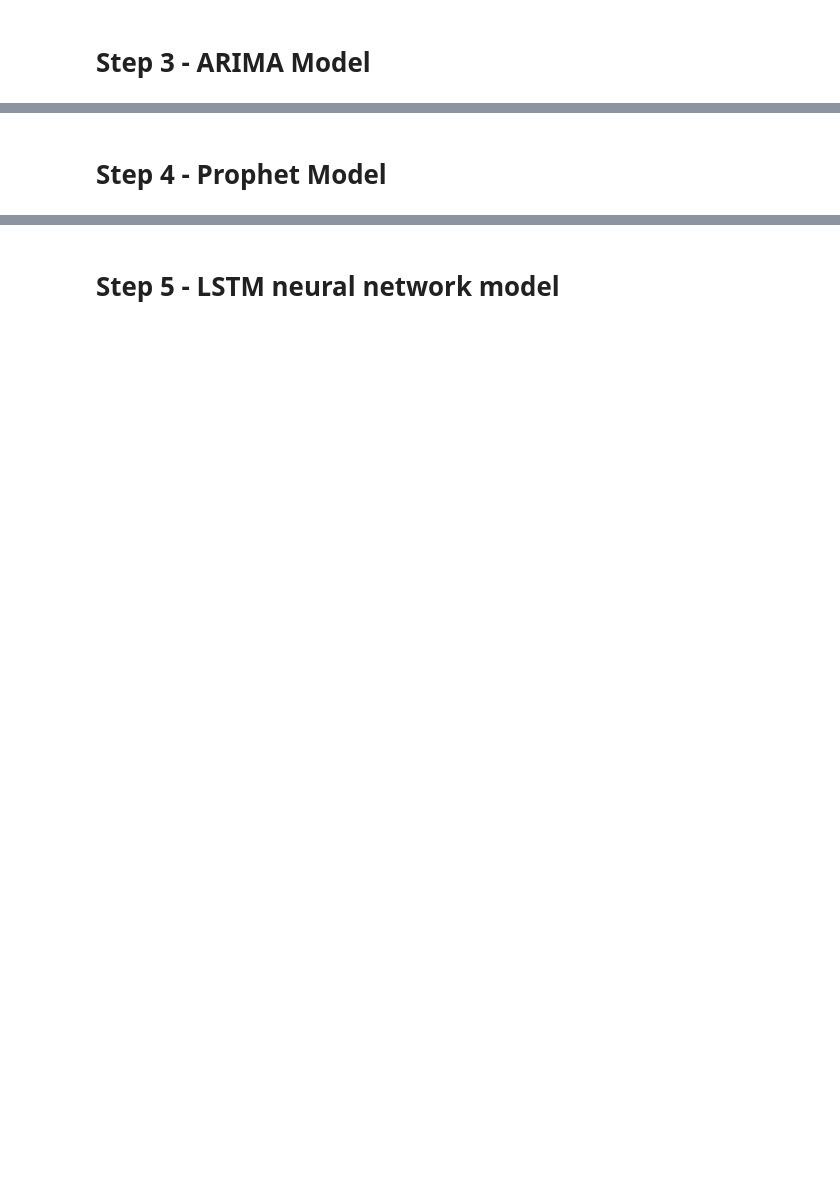
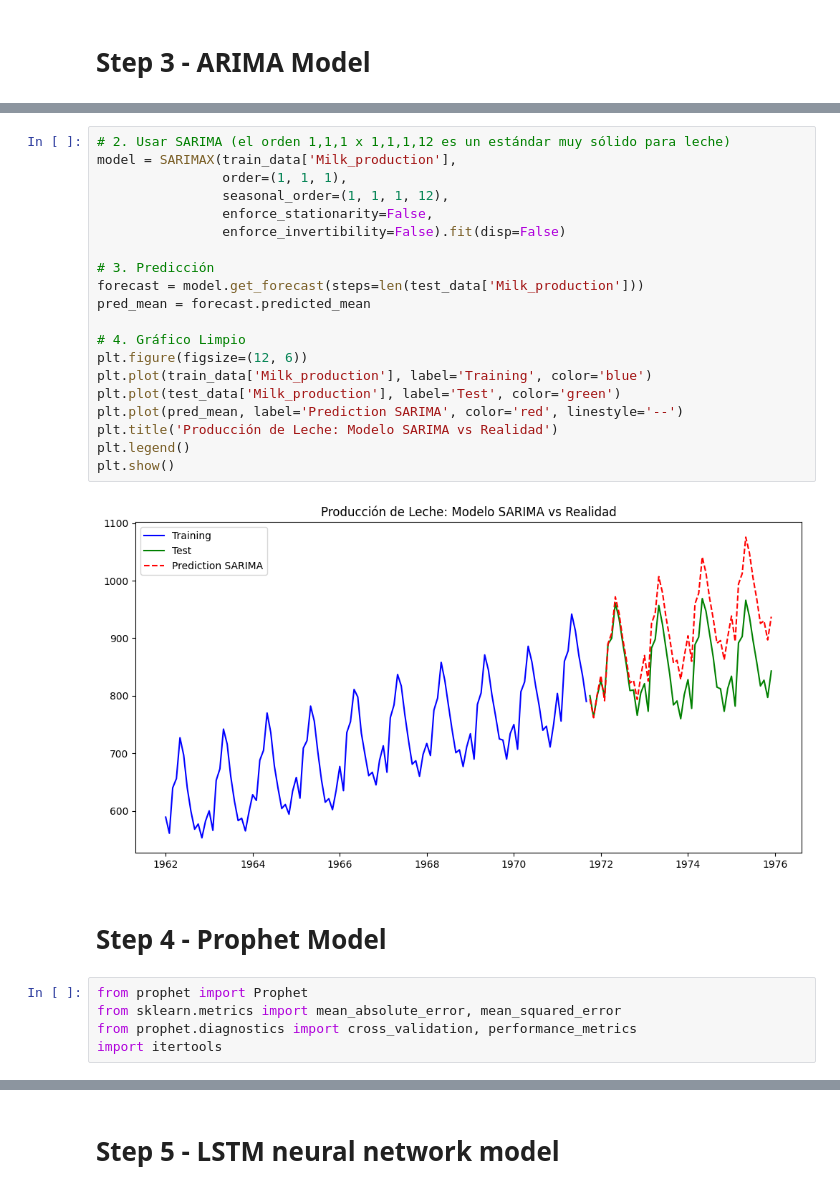
Before and after one commit to Jero2110/Advanced-ML_Phase-04, a Jupyter notebook: analysis/G01_Jeronimo_Ramos_Phase4.ipynb, the cells around one changed output, grey strips where cells are left out. Drawn from its saved outputs; the diff is of its cells as text; blank space fills up the shorter version.

```diff
--- a/analysis/G01_Jeronimo_Ramos_Phase4.ipynb
+++ b/analysis/G01_Jeronimo_Ramos_Phase4.ipynb
@@ -322,2 +429,29 @@ plt.show()
+# %%
+# 2. Usar SARIMA (el orden 1,1,1 x 1,1,1,12 es un estándar muy sólido para leche)
+model = SARIMAX(train_data['Milk_production'],
+                order=(1, 1, 1),
+                seasonal_order=(1, 1, 1, 12),
+                enforce_stationarity=False,
+                enforce_invertibility=False).fit(disp=False)
+
+# 3. Predicción
+forecast = model.get_forecast(steps=len(test_data['Milk_production']))
+pred_mean = forecast.predicted_mean
+
+# 4. Gráfico Limpio
+plt.figure(figsize=(12, 6))
+plt.plot(train_data['Milk_production'], label='Training', color='blue')
+plt.plot(test_data['Milk_production'], label='Test', color='green')
+plt.plot(pred_mean, label='Prediction SARIMA', color='red', linestyle='--')
+plt.title('Producción de Leche: Modelo SARIMA vs Realidad')
+plt.legend()
+plt.show()
+# %% [output]
+[figure, added]
 # %% [markdown]
 # Step 4 - Prophet Model
+# %%
+from prophet import Prophet
+from sklearn.metrics import mean_absolute_error, mean_squared_error
+from prophet.diagnostics import cross_validation, performance_metrics
+import itertools
```
Also changed, not shown: parts of 27 cells of this notebook.
